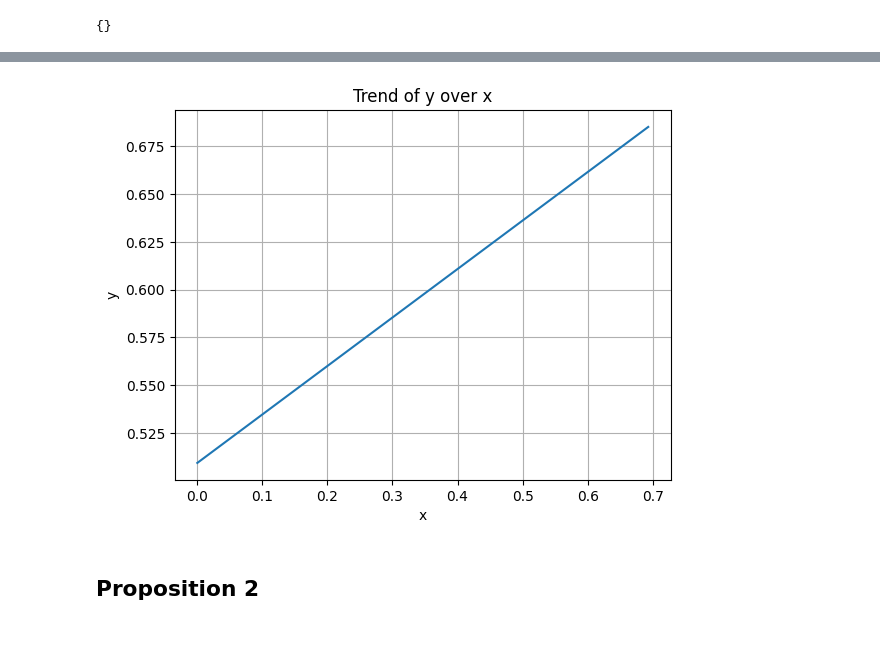
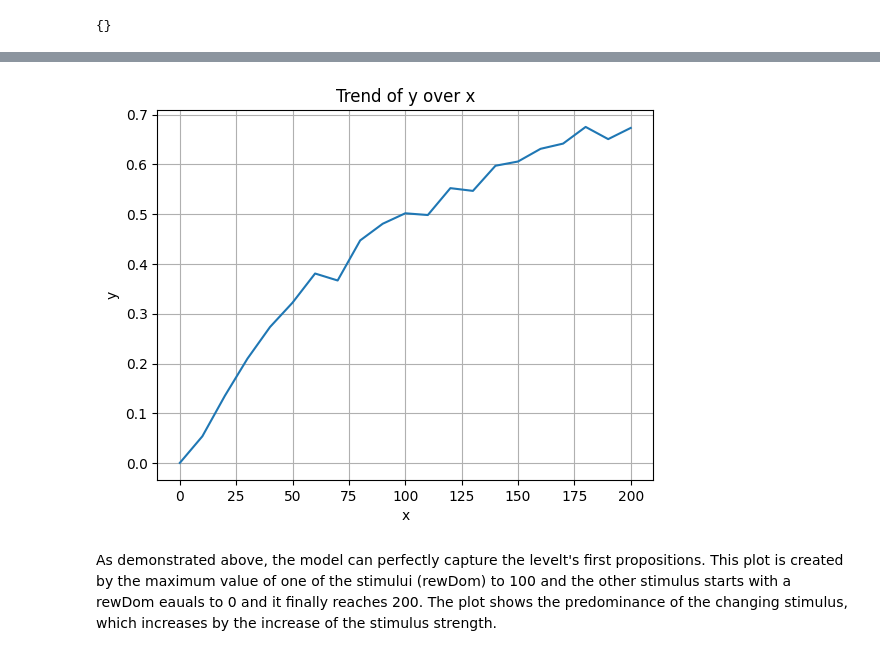
Before and after one commit to MrezBgh/xc, a Jupyter notebook: 044_pomdp_LeveltPropositions.ipynb, the cells around one changed output, grey strips where cells are left out. Drawn from its saved outputs; the diff is of its cells as text; code cells hidden in the pictures.

```diff
--- a/044_pomdp_LeveltPropositions.ipynb
+++ b/044_pomdp_LeveltPropositions.ipynb
@@ -1002,19 +1004,19 @@ duration
 # %%
-for i in range(10, 11):
-    # print(i)
-    rewdom, rewdom2, c1,  obs_noise, p_stay, gamma, future_steps, switching_cost = i, 50, -3, np.array([0.02, 0.1]), 0.65, 0, 0, 3
+for i in range(0, 201, 10):
+    print(i)
+    rewdom, rewdom2, c1,  obs_noise, p_stay, gamma, future_steps, switching_cost = i, 100, -3, np.array([0.02, 0.1]), 0.65, 0, 0, 3
     output1 = rivalry_dynamics(rewdom,rewdom2, c1,  obs_noise, p_stay, gamma, future_steps, switching_cost)
     duration[i] = output1
     predomlist.append(output1[0])
-for i in range(50, 51, 10):
-    # print(i)
-    rewdom,rewdom2,c1,  obs_noise, p_stay, gamma, future_steps, switching_cost = i,50, -3, np.array([0.02, 0.1]), 0.65, 0, 0, 3
-    output1 = rivalry_dynamics(rewdom,rewdom2, c1,  obs_noise, p_stay, gamma, future_steps, switching_cost)
-    duration[i] = output1
-    predomlist.append(output1[0])
-for i in range(100, 101):
-    # print(i)
-    rewdom,rewdom2,c1,  obs_noise, p_stay, gamma, future_steps, switching_cost = i,50, -3, np.array([0.02, 0.1]), 0.65, 0, 0, 3
-    output1 = rivalry_dynamics(rewdom,rewdom2, c1,  obs_noise, p_stay, gamma, future_steps, switching_cost)
-    duration[i] = output1
-    predomlist.append(output1[0])
+# for i in range(50, 51, 10):
+#     # print(i)
+#     rewdom,rewdom2,c1,  obs_noise, p_stay, gamma, future_steps, switching_cost = i,50, -3, np.array([0.02, 0.1]), 0.65, 0, 0, 3
+#     output1 = rivalry_dynamics(rewdom,rewdom2, c1,  obs_noise, p_stay, gamma, future_steps, switching_cost)
+#     duration[i] = output1
+#     predomlist.append(output1[0])
+# for i in range(100, 101):
+#     # print(i)
+#     rewdom,rewdom2,c1,  obs_noise, p_stay, gamma, future_steps, switching_cost = i,50, -3, np.array([0.02, 0.1]), 0.65, 0, 0, 3
+#     output1 = rivalry_dynamics(rewdom,rewdom2, c1,  obs_noise, p_stay, gamma, future_steps, switching_cost)
+#     duration[i] = output1
+#     predomlist.append(output1[0])
@@ -1025,18 +1061,18 @@ predomlist
 # %%
 
 # Data
-x = np.array([i for i in range(0,3)])
+x = np.array([i for i in range(0,201, 10)])
 y = (np.array(predomlist))
 log_y = y
-log_x = np.log(x)
+log_x = x
 # Plot
 plt.plot(log_x, log_y)  # line with markers at each point
 plt.title("Trend of y over x")
 plt.xlabel("x")
 plt.ylabel("y")
 plt.grid(True)
 plt.show()
 # %% [output]
-[figure, old version]
+[figure, new version]
-# %% [markdown]
-## Proposition 2
+# %% [markdown]
+As demonstrated above, the model can perfectly capture the levelt's first propositions. This plot is created by the maximum value of one of the stimului (rewDom) to 100 and the other stimulus starts with a rewDom eauals to 0 and it finally reaches 200. The plot shows the predominance of the changing stimulus, which increases by the increase of the stimulus strength.
```
Also changed, not shown: parts of 28 cells of this notebook.
